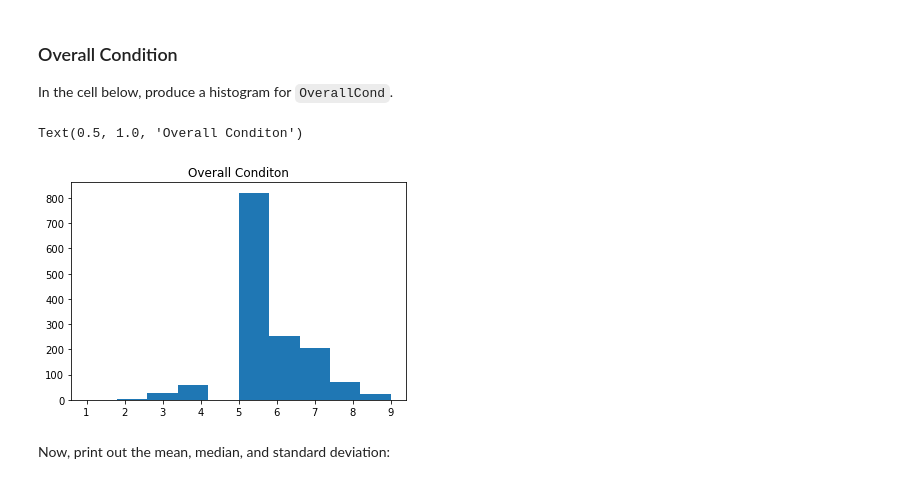
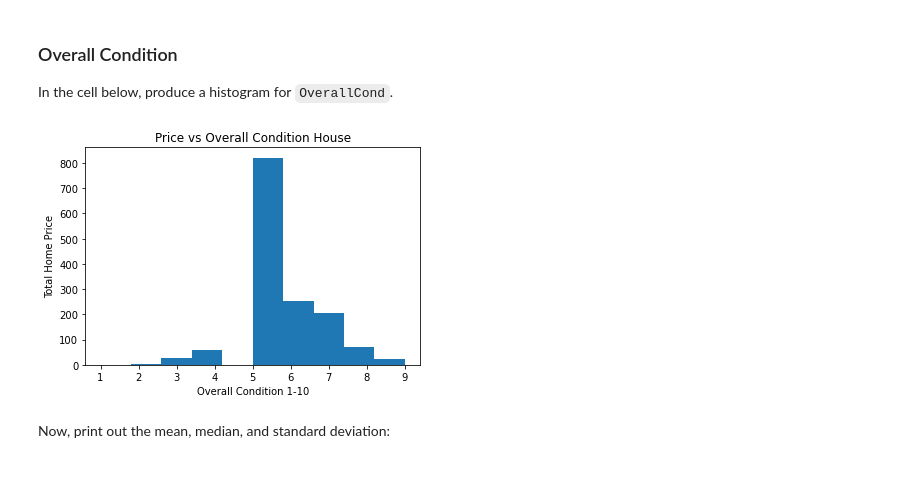
Before and after one commit to Baekho4245/dsc-pandas-eda-lab, a Jupyter notebook: index.ipynb, the cells around one changed output. Cells and saved outputs as stored; diff of their text form; code cells hidden in the pictures.

```diff
--- a/index.ipynb
+++ b/index.ipynb
@@ -224,13 +228,10 @@ The Standard Deviation is  1.625393290584064
 ### Overall Condition
 
 In the cell below, produce a histogram for `OverallCond`.
-# %%
-fig, ax = plt.subplots()
-ax.hist(df['OverallCond']);
-ax.set_title("Overall Conditon")
-# %% [output]
-Text(0.5, 1.0, 'Overall Conditon')
-[figure, removed]
+# %%
+plot_histogram(df, df['OverallCond'], "Price vs Overall Condition House", "Overall Condition 1-10", "Total Home Price")
+# %% [output]
+[figure, added]
 # %% [markdown]
 Now, print out the mean, median, and standard deviation:
 # %%
```
Also changed, not shown: parts of 3 cells of this notebook.
